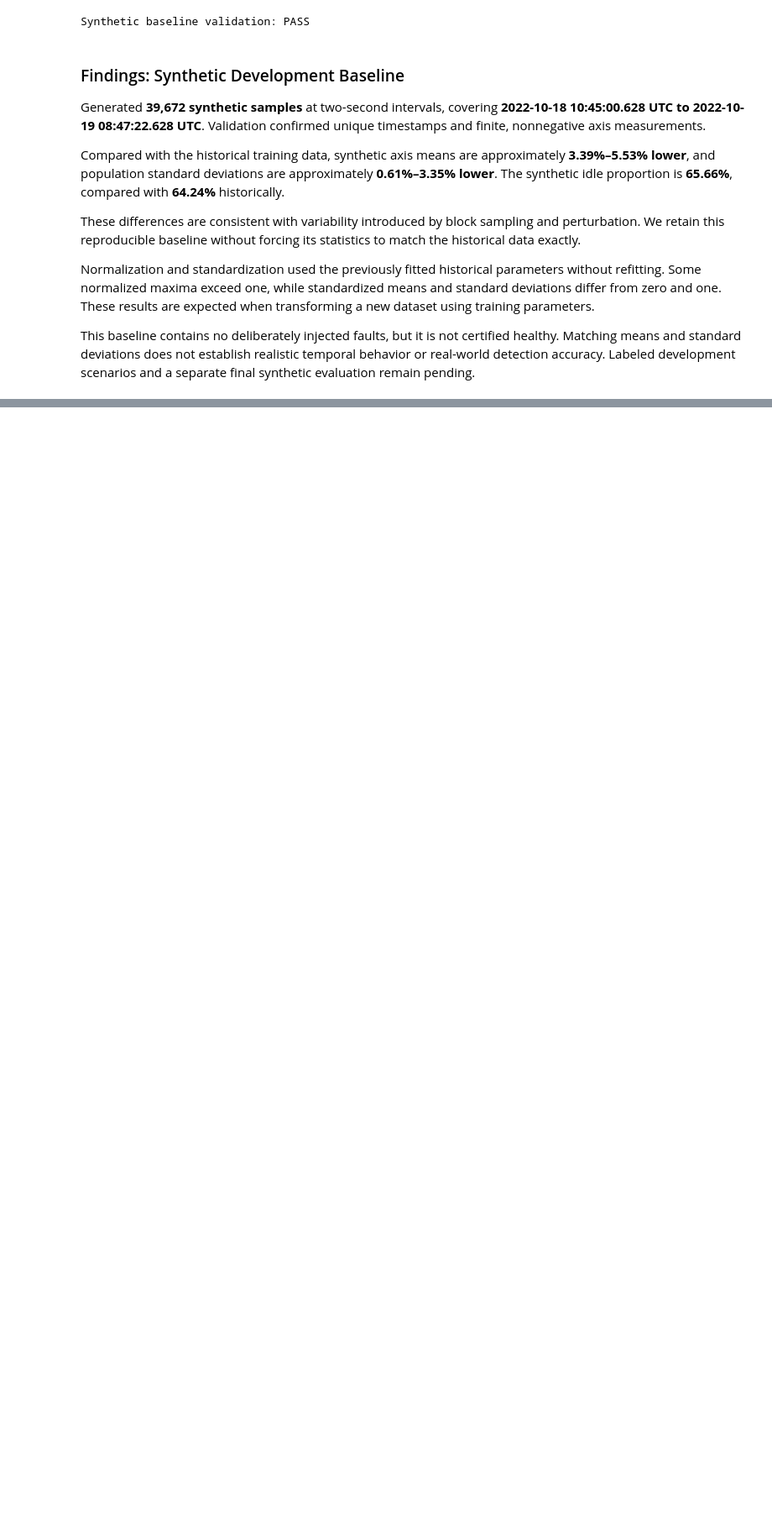
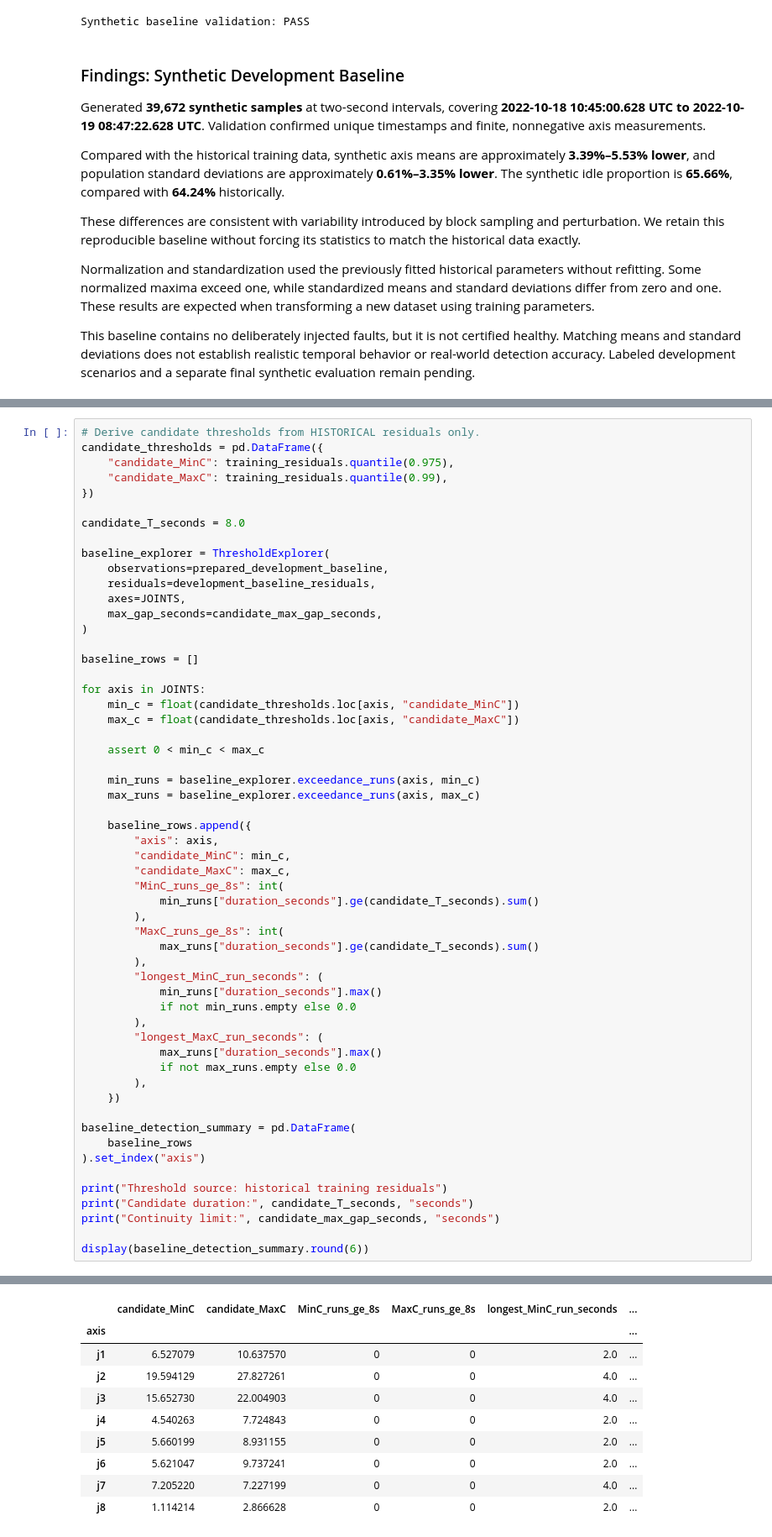
Before and after one commit to UbaidUllah777/DataStreamVisualization-regression-based-anomaly-detection, a Jupyter notebook: Regression_Anomaly_Detection.ipynb, the cells around one changed output, grey strips where cells are left out. Shown at 84% size. Drawn from its saved outputs; the diff is of its cells as text; blank space fills up the shorter version.

```diff
--- a/Regression_Anomaly_Detection.ipynb
+++ b/Regression_Anomaly_Detection.ipynb
@@ -889,0 +977,57 @@ This baseline contains no deliberately injected faults, but it is not certified
+# %%
+# Derive candidate thresholds from HISTORICAL residuals only.
+candidate_thresholds = pd.DataFrame({
+    "candidate_MinC": training_residuals.quantile(0.975),
+    "candidate_MaxC": training_residuals.quantile(0.99),
+})
+
+candidate_T_seconds = 8.0
+
+baseline_explorer = ThresholdExplorer(
+    observations=prepared_development_baseline,
+    residuals=development_baseline_residuals,
+    axes=JOINTS,
+    max_gap_seconds=candidate_max_gap_seconds,
+)
+
+baseline_rows = []
+
+for axis in JOINTS:
+    min_c = float(candidate_thresholds.loc[axis, "candidate_MinC"])
+    max_c = float(candidate_thresholds.loc[axis, "candidate_MaxC"])
+
+    assert 0 < min_c < max_c
+
+    min_runs = baseline_explorer.exceedance_runs(axis, min_c)
+    max_runs = baseline_explorer.exceedance_runs(axis, max_c)
+
+    baseline_rows.append({
+        "axis": axis,
+        "candidate_MinC": min_c,
+        "candidate_MaxC": max_c,
+        "MinC_runs_ge_8s": int(
+            min_runs["duration_seconds"].ge(candidate_T_seconds).sum()
+        ),
+        "MaxC_runs_ge_8s": int(
+            max_runs["duration_seconds"].ge(candidate_T_seconds).sum()
+        ),
+        "longest_MinC_run_seconds": (
+            min_runs["duration_seconds"].max()
+            if not min_runs.empty else 0.0
+        ),
+        "longest_MaxC_run_seconds": (
+            max_runs["duration_seconds"].max()
+            if not max_runs.empty else 0.0
+        ),
+    })
+
+baseline_detection_summary = pd.DataFrame(
+    baseline_rows
+).set_index("axis")
+
+print("Threshold source: historical training residuals")
+print("Candidate duration:", candidate_T_seconds, "seconds")
+print("Continuity limit:", candidate_max_gap_seconds, "seconds")
+
+display(baseline_detection_summary.round(6))
+# %% [output]
@@ -889,0 +1037,10 @@ This baseline contains no deliberately injected faults, but it is not certified
+|  | candidate_MinC | candidate_MaxC | MinC_runs_ge_8s | MaxC_runs_ge_8s | longest_MinC_run_seconds | ... |
+| axis |  |  |  |  |  | ... |
+| j1 | 6.527079 | 10.637570 | 0 | 0 | 2.0 | ... |
+| j2 | 19.594129 | 27.827261 | 0 | 0 | 4.0 | ... |
+| j3 | 15.652730 | 22.004903 | 0 | 0 | 4.0 | ... |
+| j4 | 4.540263 | 7.724843 | 0 | 0 | 2.0 | ... |
+| j5 | 5.660199 | 8.931155 | 0 | 0 | 2.0 | ... |
+| j6 | 5.621047 | 9.737241 | 0 | 0 | 2.0 | ... |
+| j7 | 7.205220 | 7.227199 | 0 | 0 | 4.0 | ... |
+| j8 | 1.114214 | 2.866628 | 0 | 0 | 2.0 | ... |
```
Also changed, not shown: parts of 5 cells of this notebook.
